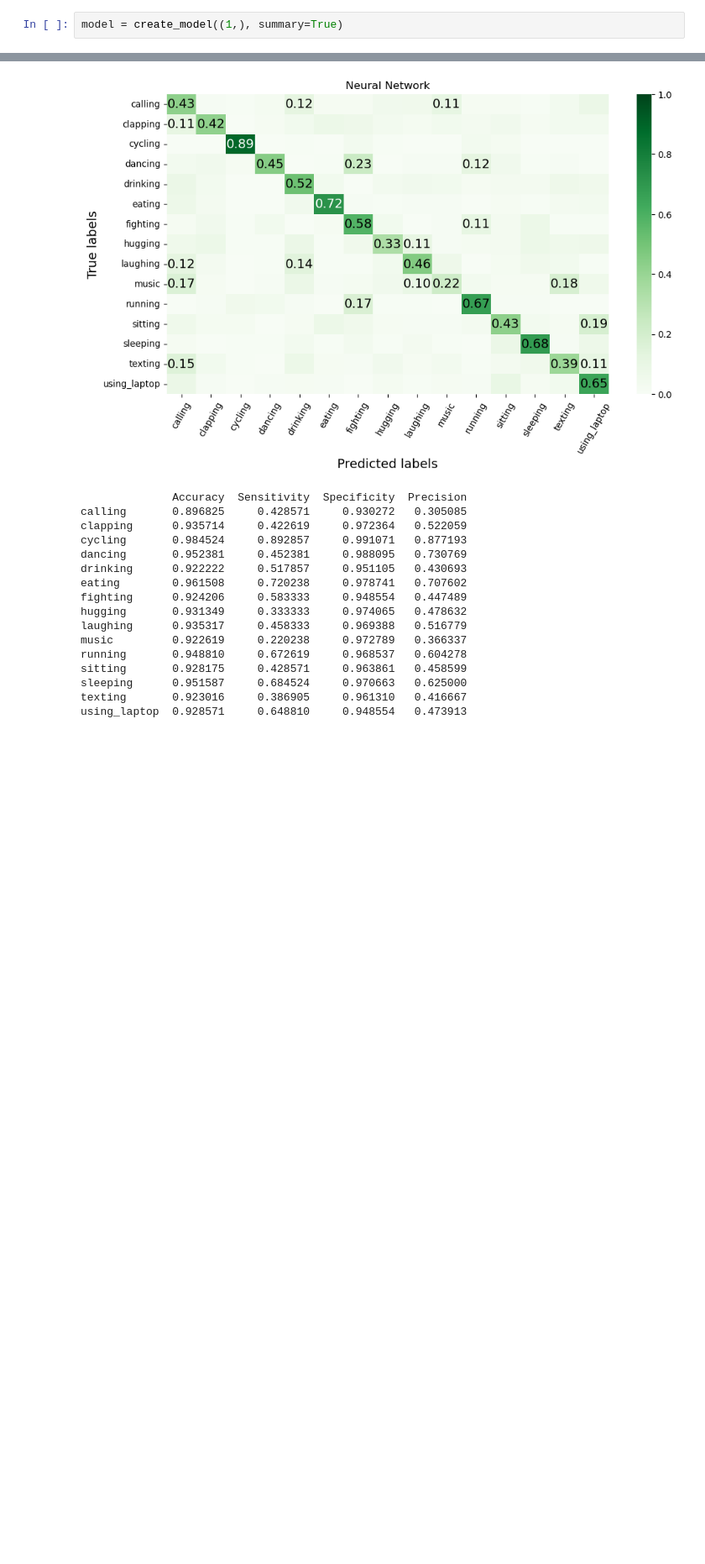
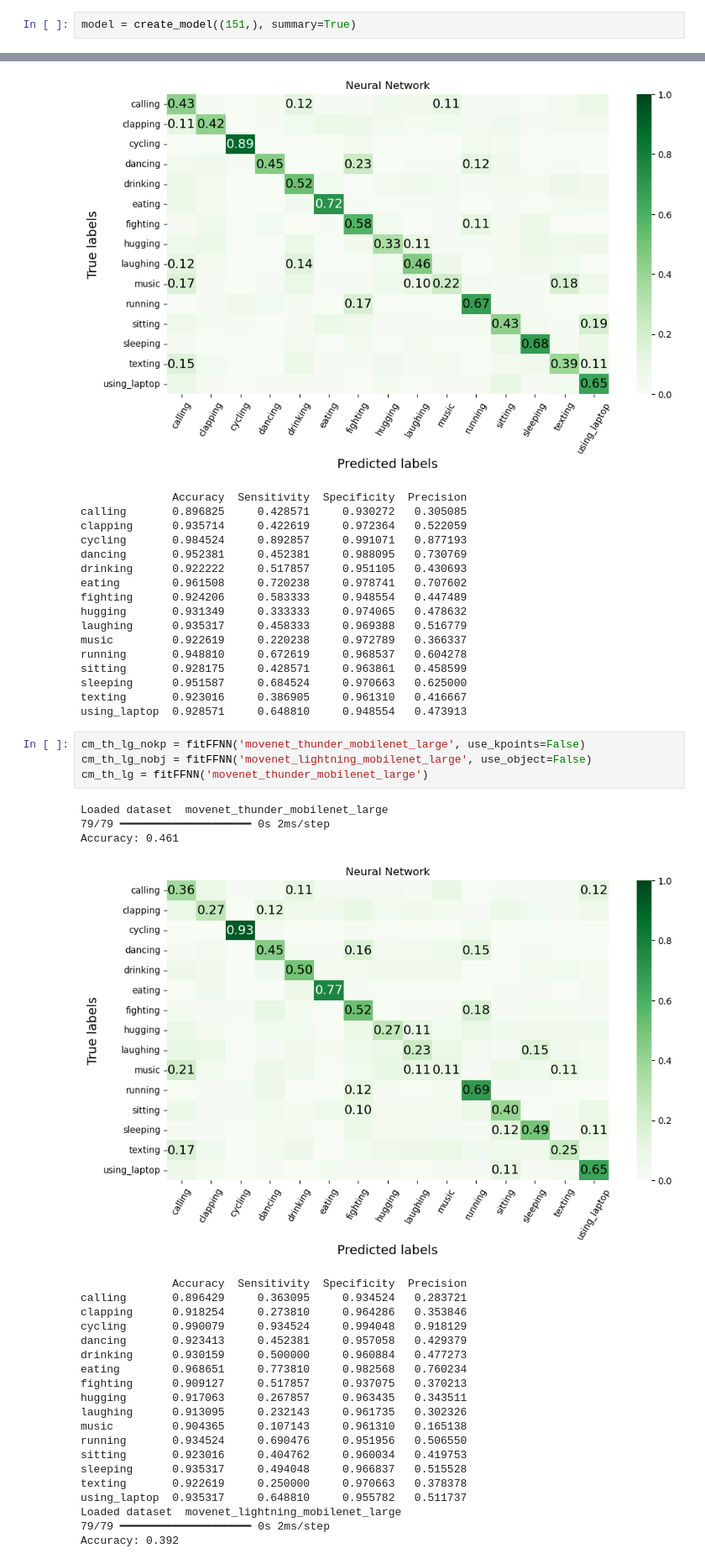
Before and after one commit to Vatsal-Sharma2003/HUMAN-POSE-ESTIMATION-USING-MACHINE-LEARNING, a Jupyter notebook: FFNN_both.ipynb, the cells around one changed output, grey strips where cells are left out. Shown at 84% size. Drawn from its saved outputs; the diff is of its cells as text; blank space fills up the shorter version.

```diff
--- a/FFNN_both.ipynb
+++ b/FFNN_both.ipynb
@@ -199,5 +199,5 @@ def create_model(input_shape, summary=False):
 
     return model
 # %%
-model = create_model((1,), summary=True)
+model = create_model((151,), summary=True)
 # %% [output]
@@ -699,3 +703,31 @@ sitting       0.928175     0.428571     0.963861   0.458599
 sleeping      0.951587     0.684524     0.970663   0.625000
 texting       0.923016     0.386905     0.961310   0.416667
 using_laptop  0.928571     0.648810     0.948554   0.473913
+# %%
+cm_th_lg_nokp = fitFFNN('movenet_thunder_mobilenet_large', use_kpoints=False)
+cm_th_lg_nobj = fitFFNN('movenet_lightning_mobilenet_large', use_object=False)
+cm_th_lg = fitFFNN('movenet_thunder_mobilenet_large')
+# %% [output]
+Loaded dataset  movenet_thunder_mobilenet_large
+79/79 ━━━━━━━━━━━━━━━━━━━━ 0s 2ms/step
+Accuracy: 0.461
+[figure, added]
+              Accuracy  Sensitivity  Specificity  Precision
+calling       0.896429     0.363095     0.934524   0.283721
+clapping      0.918254     0.273810     0.964286   0.353846
+cycling       0.990079     0.934524     0.994048   0.918129
+dancing       0.923413     0.452381     0.957058   0.429379
+drinking      0.930159     0.500000     0.960884   0.477273
+eating        0.968651     0.773810     0.982568   0.760234
+fighting      0.909127     0.517857     0.937075   0.370213
+hugging       0.917063     0.267857     0.963435   0.343511
+laughing      0.913095     0.232143     0.961735   0.302326
+music         0.904365     0.107143     0.961310   0.165138
+running       0.934524     0.690476     0.951956   0.506550
+sitting       0.923016     0.404762     0.960034   0.419753
+sleeping      0.935317     0.494048     0.966837   0.515528
+texting       0.922619     0.250000     0.970663   0.378378
+using_laptop  0.935317     0.648810     0.955782   0.511737
+Loaded dataset  movenet_lightning_mobilenet_large
+79/79 ━━━━━━━━━━━━━━━━━━━━ 0s 2ms/step
+Accuracy: 0.392
```
Also changed, not shown: parts of 9 cells of this notebook.
